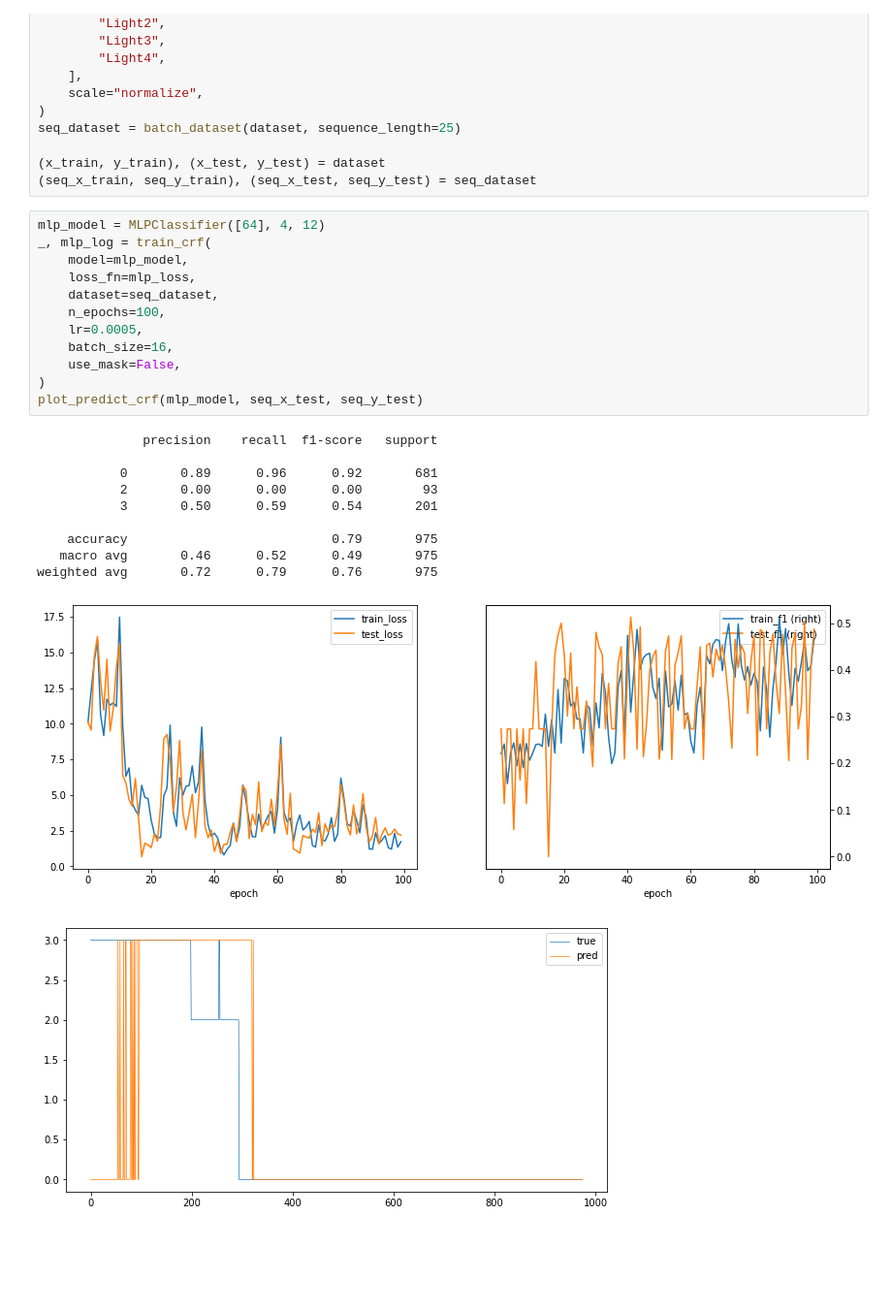
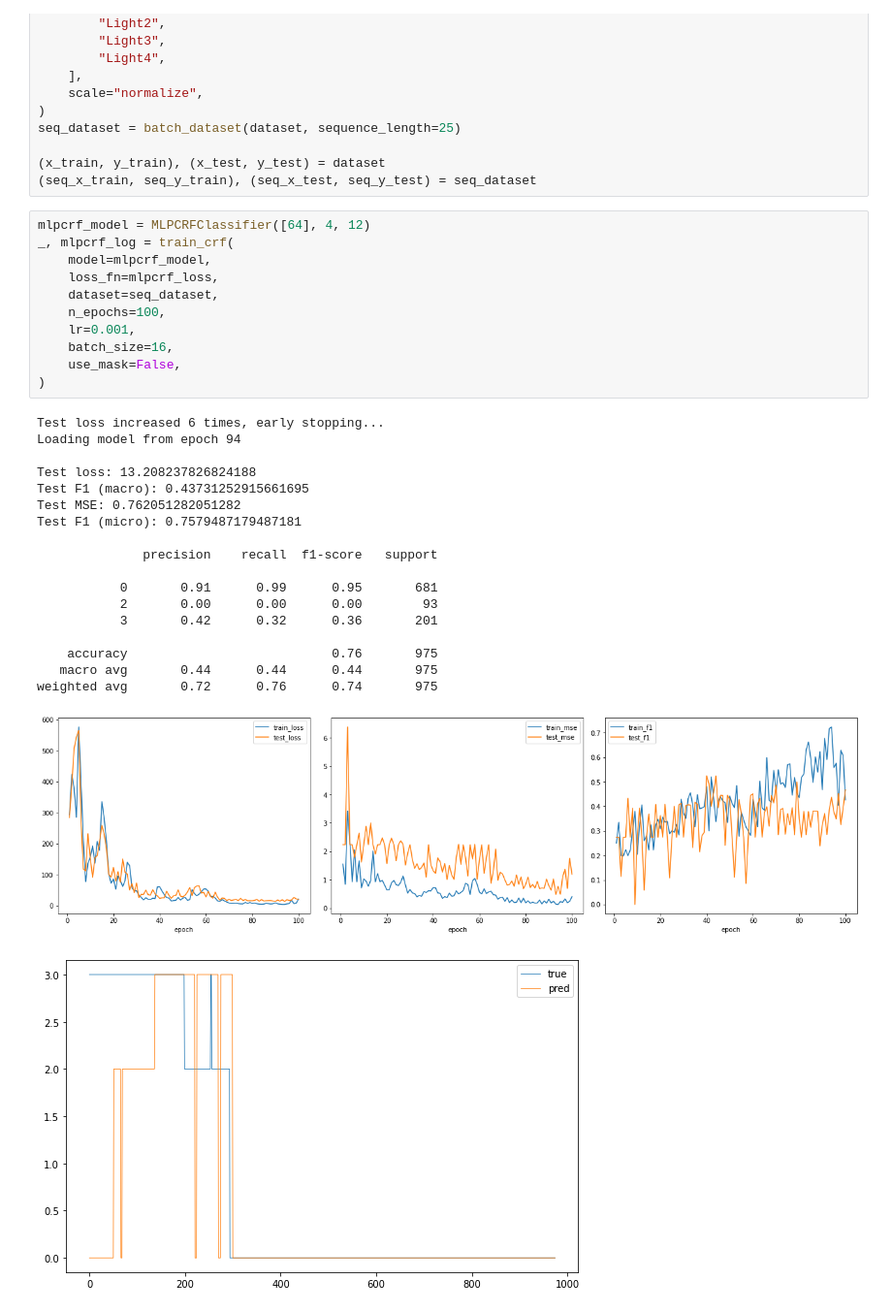
Before and after one commit to tomdrozdz/pgm-project, a Jupyter notebook: CRF.ipynb, the cells around one changed output. Shown at 97% size. Drawn from its saved outputs; the diff is of its cells as text; blank space fills up the shorter version.

```diff
--- a/CRF.ipynb
+++ b/CRF.ipynb
@@ -29,26 +25,33 @@ seq_dataset = batch_dataset(dataset, sequence_length=25)
 (x_train, y_train), (x_test, y_test) = dataset
 (seq_x_train, seq_y_train), (seq_x_test, seq_y_test) = seq_dataset
 # %%
-mlp_model = MLPClassifier([64], 4, 12)
-_, mlp_log = train_crf(
-    model=mlp_model,
-    loss_fn=mlp_loss,
+mlpcrf_model = MLPCRFClassifier([64], 4, 12)
+_, mlpcrf_log = train_crf(
+    model=mlpcrf_model,
+    loss_fn=mlpcrf_loss,
     dataset=seq_dataset,
     n_epochs=100,
-    lr=0.0005,
+    lr=0.001,
     batch_size=16,
     use_mask=False,
 )
-plot_predict_crf(mlp_model, seq_x_test, seq_y_test)
 # %% [output]
+Test loss increased 6 times, early stopping...
+Loading model from epoch 94
+
+Test loss: 13.208237826824188
+Test F1 (macro): 0.43731252915661695
+Test MSE: 0.762051282051282
+Test F1 (micro): 0.7579487179487181
+
               precision    recall  f1-score   support
 
-           0       0.89      0.96      0.92       681
+           0       0.91      0.99      0.95       681
            2       0.00      0.00      0.00        93
-           3       0.50      0.59      0.54       201
+           3       0.42      0.32      0.36       201
 
-    accuracy                           0.79       975
-   macro avg       0.46      0.52      0.49       975
-weighted avg       0.72      0.79      0.76       975
+    accuracy                           0.76       975
+   macro avg       0.44      0.44      0.44       975
+weighted avg       0.72      0.76      0.74       975
-[figure, old version]
+[figure, new version]
-[figure, old version]
+[figure, new version]
```
Also changed, not shown: parts of 3 cells of this notebook, 7 other files.
